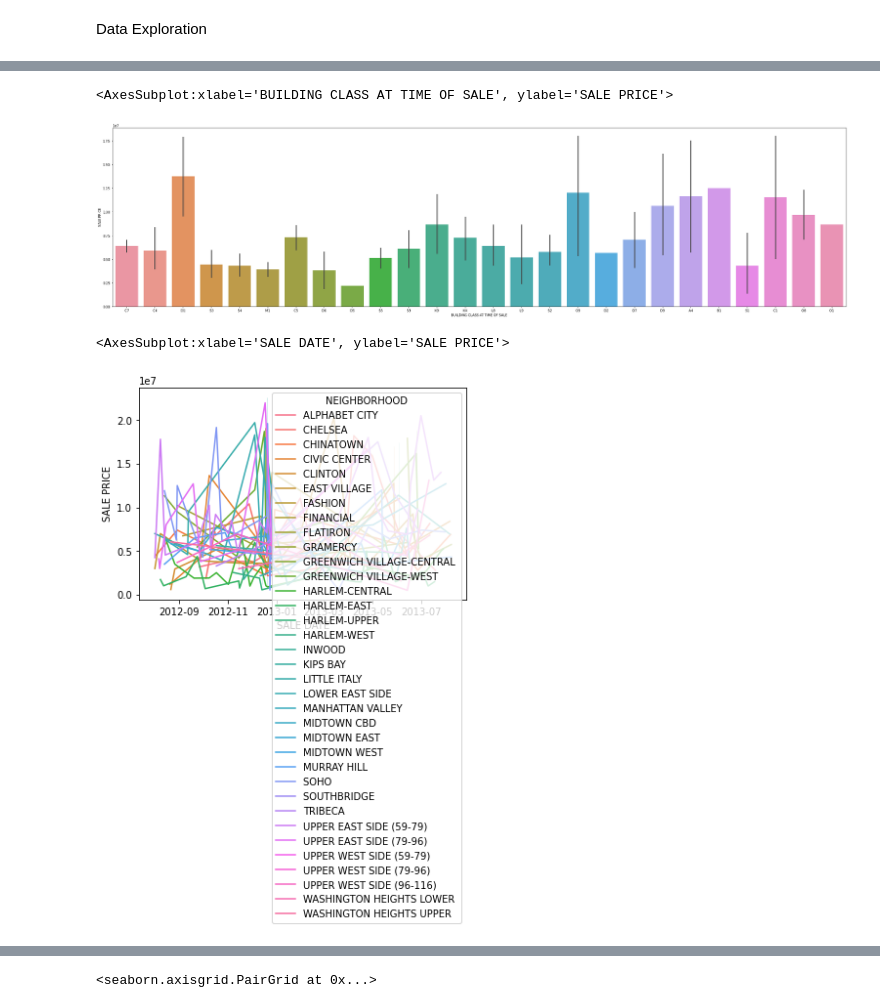
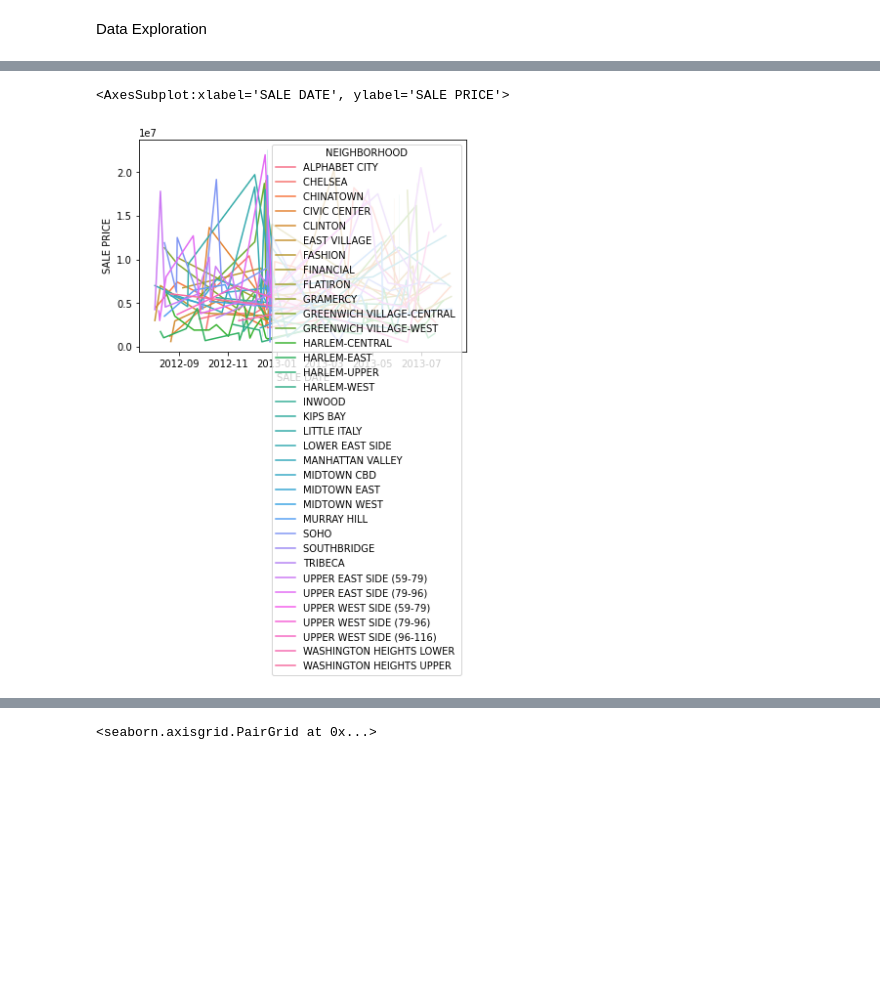
Before and after one commit to tasnmb/Manhattan-property-prices-analysis, a Jupyter notebook: cw_v2.ipynb, the cells around one changed output, grey strips where cells are left out. Cells and saved outputs as stored; diff of their text form; code cells hidden in the pictures; blank space fills up the shorter version.

```diff
--- a/cw_v2.ipynb
+++ b/cw_v2.ipynb
@@ -84,7 +77,10 @@ df['SALE DATE'] = pd.to_datetime(df['SALE DATE'], dayfirst=True)
 # %%
+def replace(df, val):
+    df.replace(val, np.nan, inplace=True)
+
 # replace 0 with NaN
-df.replace(0, np.nan, inplace=True)
-df.replace("0", np.nan, inplace=True)
+replace(df, 0)
+replace(df, '0')
 
 pd.isnull(df).sum()
 # %% [output]
@@ -231,12 +235,5 @@ sns.barplot(data=df, x="NEIGHBORHOOD", y="SALE PRICE")
 # %%
-plt.figure(figsize=(40,10))
-sns.barplot(data=df, x="BUILDING CLASS AT TIME OF SALE", y="SALE PRICE")
+sns.lineplot(data=df, x='SALE DATE', y='SALE PRICE', hue='NEIGHBORHOOD')
 # %% [output]
-<AxesSubplot:xlabel='BUILDING CLASS AT TIME OF SALE', ylabel='SALE PRICE'>
+<AxesSubplot:xlabel='SALE DATE', ylabel='SALE PRICE'>
-[figure, old version]
+[figure, new version]
-# %%
-# change so that it's a seperate graph for each neighbourhood
-sns.lineplot(data=df, x="SALE DATE", y="SALE PRICE", hue="NEIGHBORHOOD")
-# %% [output]
-<AxesSubplot:xlabel='SALE DATE', ylabel='SALE PRICE'>
-[figure, removed]
```
Also changed, not shown: parts of 18 cells of this notebook.
